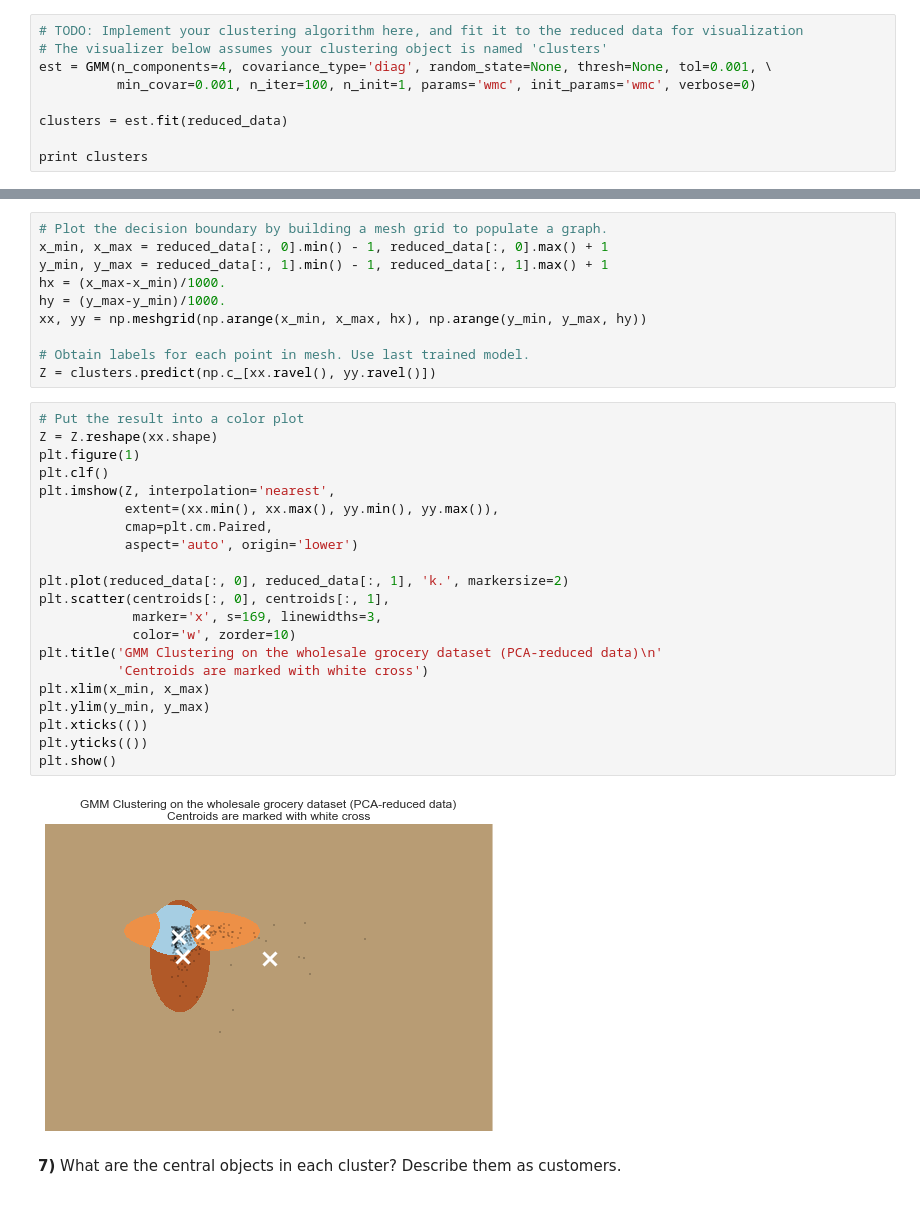
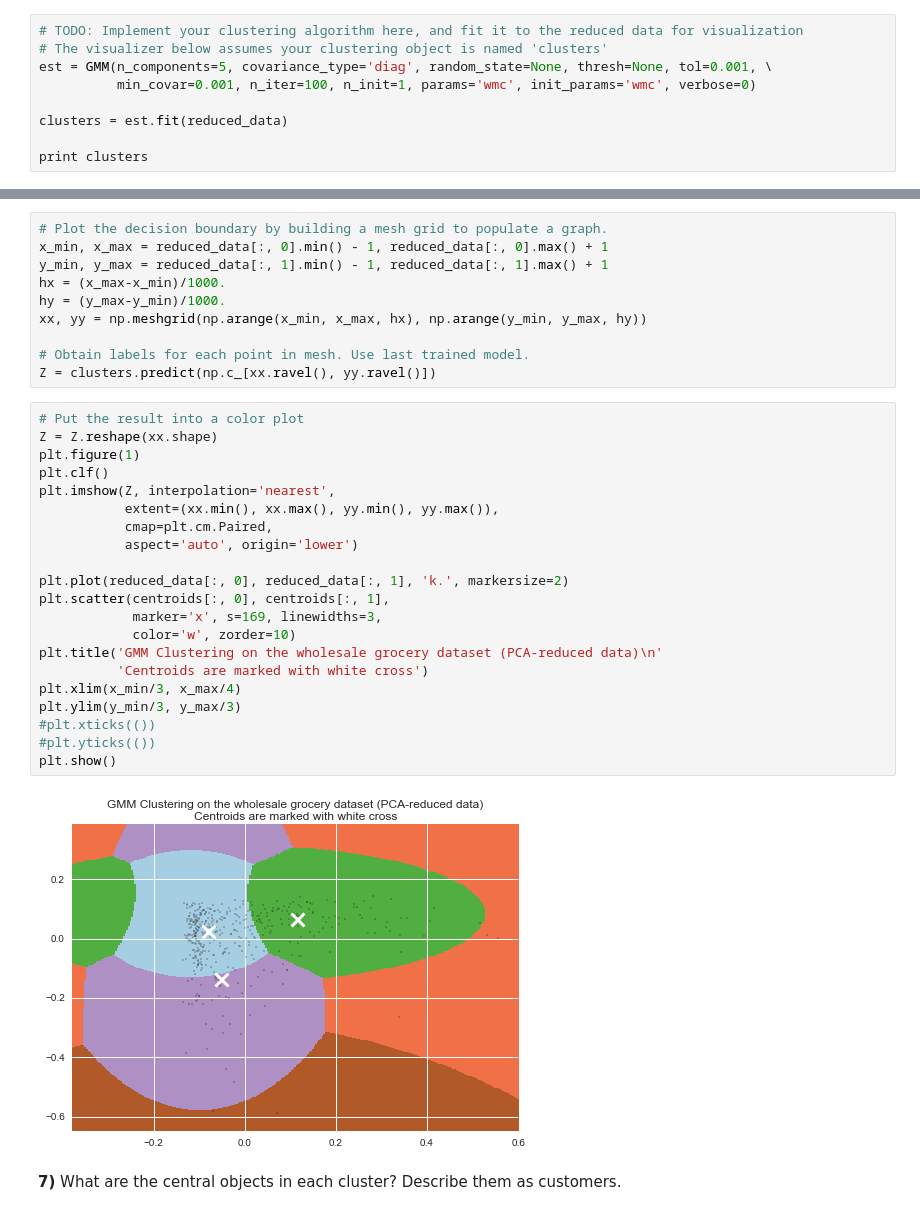
Before and after one commit to kcbighuge/p3-customer-segments, a Jupyter notebook: extras/customer_segments_editing.ipynb, the cells around one changed output, grey strips where cells are left out. Cells and saved outputs as stored; diff of their text form.

```diff
--- a/extras/customer_segments_editing.ipynb
+++ b/extras/customer_segments_editing.ipynb
@@ -425,7 +448,7 @@ plt.show()
 # %%
 # TODO: Implement your clustering algorithm here, and fit it to the reduced data for visualization
 # The visualizer below assumes your clustering object is named 'clusters'
-est = GMM(n_components=4, covariance_type='diag', random_state=None, thresh=None, tol=0.001, \
+est = GMM(n_components=5, covariance_type='diag', random_state=None, thresh=None, tol=0.001, \
           min_covar=0.001, n_iter=100, n_init=1, params='wmc', init_params='wmc', verbose=0)
 
 clusters = est.fit(reduced_data)
@@ -460,26 +484,26 @@ Z = clusters.predict(np.c_[xx.ravel(), yy.ravel()])
 # %%
 # Put the result into a color plot
 Z = Z.reshape(xx.shape)
 plt.figure(1)
 plt.clf()
 plt.imshow(Z, interpolation='nearest',
            extent=(xx.min(), xx.max(), yy.min(), yy.max()),
            cmap=plt.cm.Paired,
            aspect='auto', origin='lower')
 
 plt.plot(reduced_data[:, 0], reduced_data[:, 1], 'k.', markersize=2)
 plt.scatter(centroids[:, 0], centroids[:, 1],
             marker='x', s=169, linewidths=3,
             color='w', zorder=10)
 plt.title('GMM Clustering on the wholesale grocery dataset (PCA-reduced data)\n'
           'Centroids are marked with white cross')
-plt.xlim(x_min, x_max)
-plt.ylim(y_min, y_max)
-plt.xticks(())
-plt.yticks(())
+plt.xlim(x_min/3, x_max/4)
+plt.ylim(y_min/3, y_max/3)
+#plt.xticks(())
+#plt.yticks(())
 plt.show()
 # %% [output]
-[figure, old version]
+[figure, new version]
 # %% [markdown]
 **7)** What are the central objects in each cluster? Describe them as customers.
 # %% [markdown]
```
Also changed, not shown: parts of 8 cells of this notebook, 1 other file.
